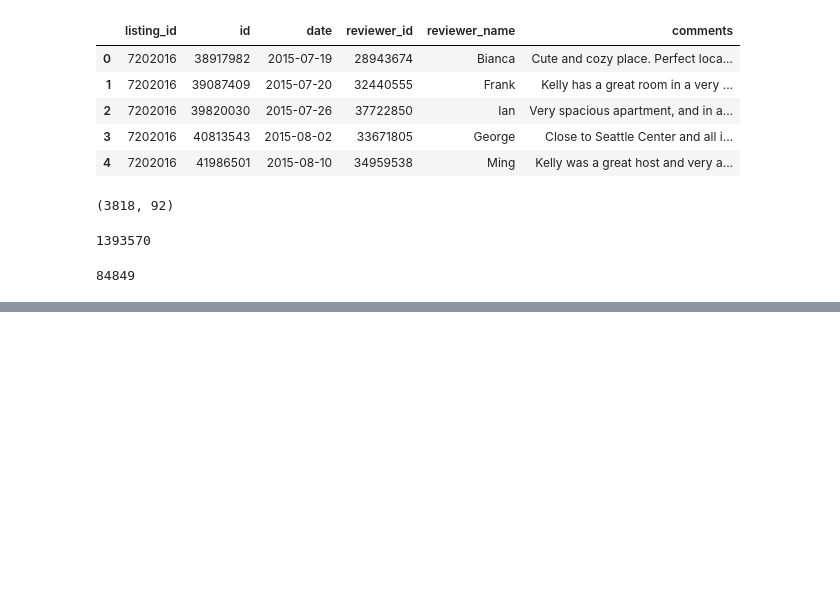
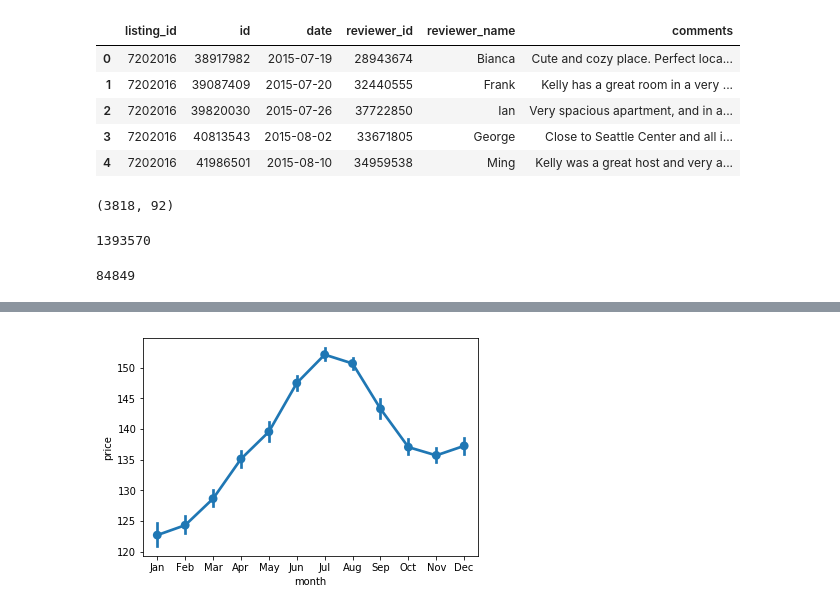
Before and after one commit to tobibolu/Write-a-Data-Science-Blogpost, a Jupyter notebook: AirBnB Seattle Data.ipynb, the cells around one changed output, grey strips where cells are left out. Drawn from its saved outputs; the diff is of its cells as text; code cells hidden in the pictures; blank space fills up the shorter version.

Commit message:
Compute average price per month

```diff
--- a/AirBnB Seattle Data.ipynb
+++ b/AirBnB Seattle Data.ipynb
@@ -50 +84,3 @@ df = calendar.pivot(columns='available', values=['price'])
+# %%
+df = Calendar.groupby(['date'])['price'].mean()
 # %%
@@ -94,0 +96,2 @@ calendar.sample(10)
+# %%
+df = df.reset_index()
@@ -94,0 +107,8 @@ calendar.sample(10)
+# %%
+df['month'] = df['date'].dt.month
+# %%
+df['month'] = df['month'].apply(lambda x: calendar.month_abbr[x])
+# %%
+sb.pointplot(data = df, x = 'month', y = 'price');
+# %% [output]
+[figure, added]
```
Also changed, not shown: parts of 14 cells of this notebook.
